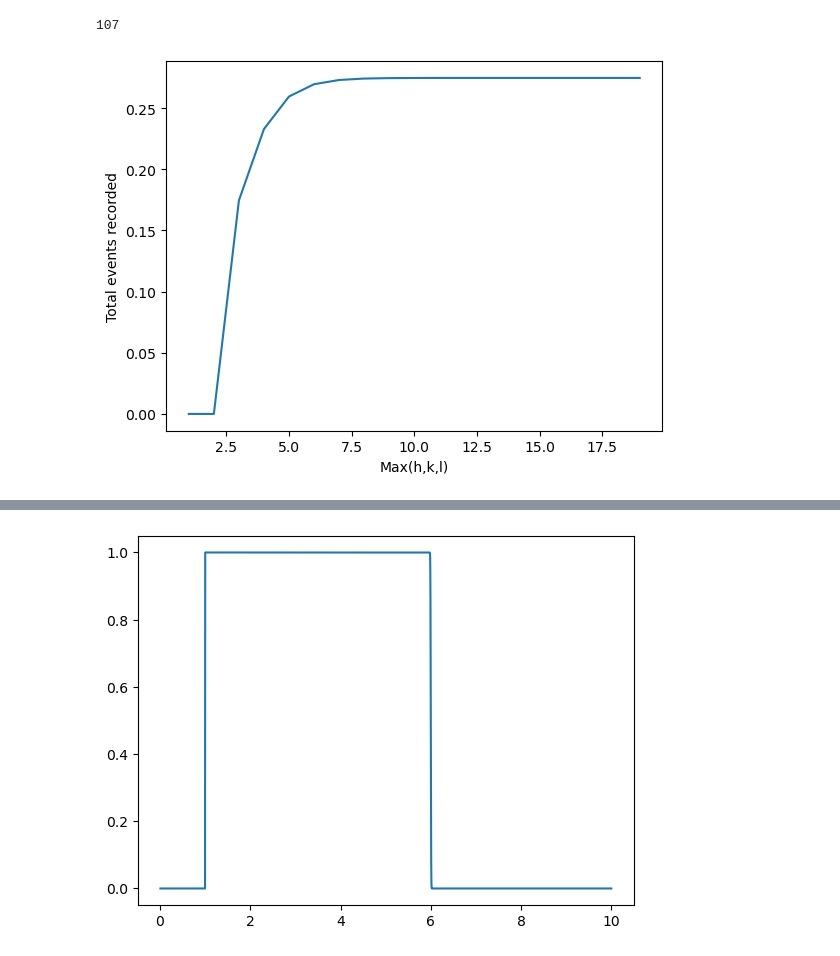
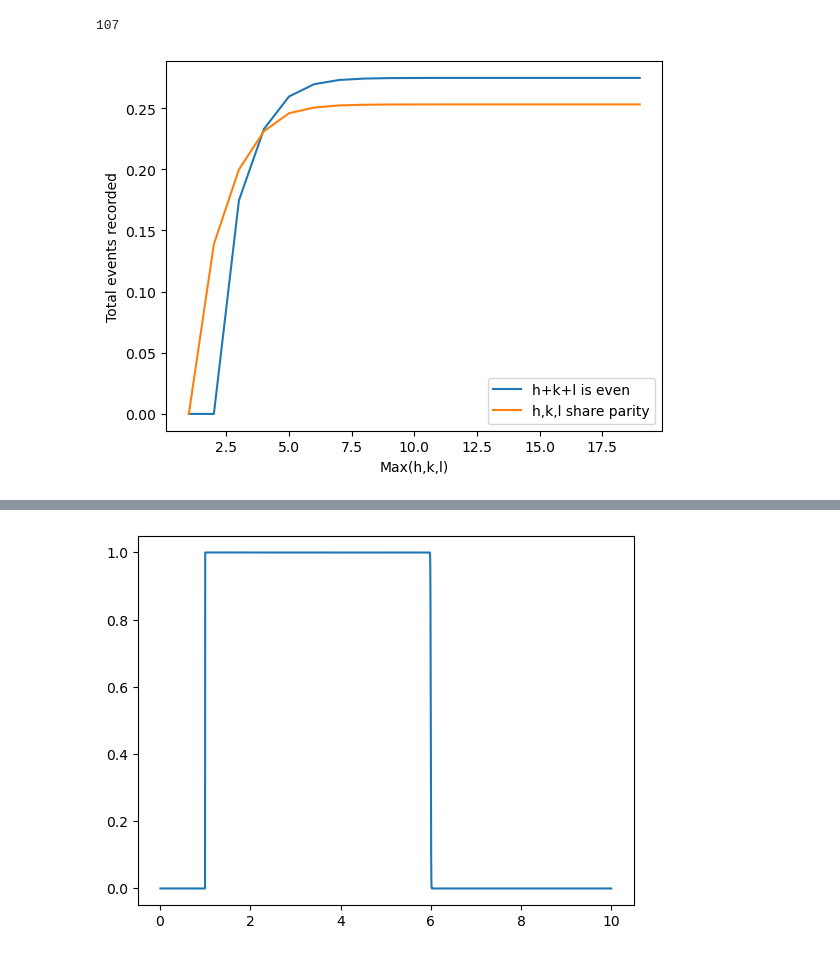
Before and after one commit to Taaseen-Islam-u7121940/Axion-Flux, a Jupyter notebook: Code/solar_flux_vectored.ipynb, the cells around one changed output, grey strips where cells are left out. Saved outputs shown, nothing was run; the diff lists cells and outputs as text; code cells hidden in the pictures.

```diff
--- a/Code/solar_flux_vectored.ipynb
+++ b/Code/solar_flux_vectored.ipynb
@@ -268,11 +268,15 @@ vol = ((50*unit.kg/(3.67*unit.g*(unit.cm)**(-3))).to(unit.AA**3)).value
 #Make volume make the mass like 7kg
 vol_cell = 67.71 #In AA^3, from Dent paper
 # %%
-def complete_dndt(max_hkl = 5, print_output = False):
-    hkl = np.array(make_hkl_s(max_h = max_hkl,
-                              max_k = max_hkl,
-                              max_l = max_hkl)) #Indexed to [25,2], removing trivial case
-    # compare with (h+k+l) even against (h,k,l) all add/all even
+def complete_dndt(max_hkl = 5, print_output = False, F=False):
+    if F:
+        hkl = np.array(make_hkl(max_h = max_hkl,
+                                max_k = max_hkl,
+                                max_l = max_hkl))
+    else:
+        hkl = np.array(make_hkl_s(max_h = max_hkl,
+                                max_k = max_hkl,
+                                max_l = max_hkl))
 
     g_arr = (2*np.pi/a)*hkl #G vectors, in AA^(-1)
 
@@ -313,14 +317,18 @@ len(make_hkl_s(max_h=6, max_k=6, max_l=6))
 107
 # %%
 hkl_max_list = range(1,20)
-y_axis = []
+s_axis = []
+f_axis = []
 for x_value in hkl_max_list:
-    y_axis.append(complete_dndt(max_hkl=x_value))
+    s_axis.append(complete_dndt(max_hkl=x_value, F=False))
+    f_axis.append(complete_dndt(max_hkl=x_value, F=True))
 
-plt.plot(hkl_max_list, y_axis)
+plt.plot(hkl_max_list, s_axis)
+plt.plot(hkl_max_list, f_axis)
+plt.legend(["h+k+l is even", "h,k,l share parity"])
 plt.xlabel("Max(h,k,l)")
 plt.ylabel("Total events recorded")
 plt.show()
 # %% [output]
-[figure, old version]
+[figure, new version]
 # %%
```
Also changed, not shown: parts of 3 cells of this notebook, 3 other files.
